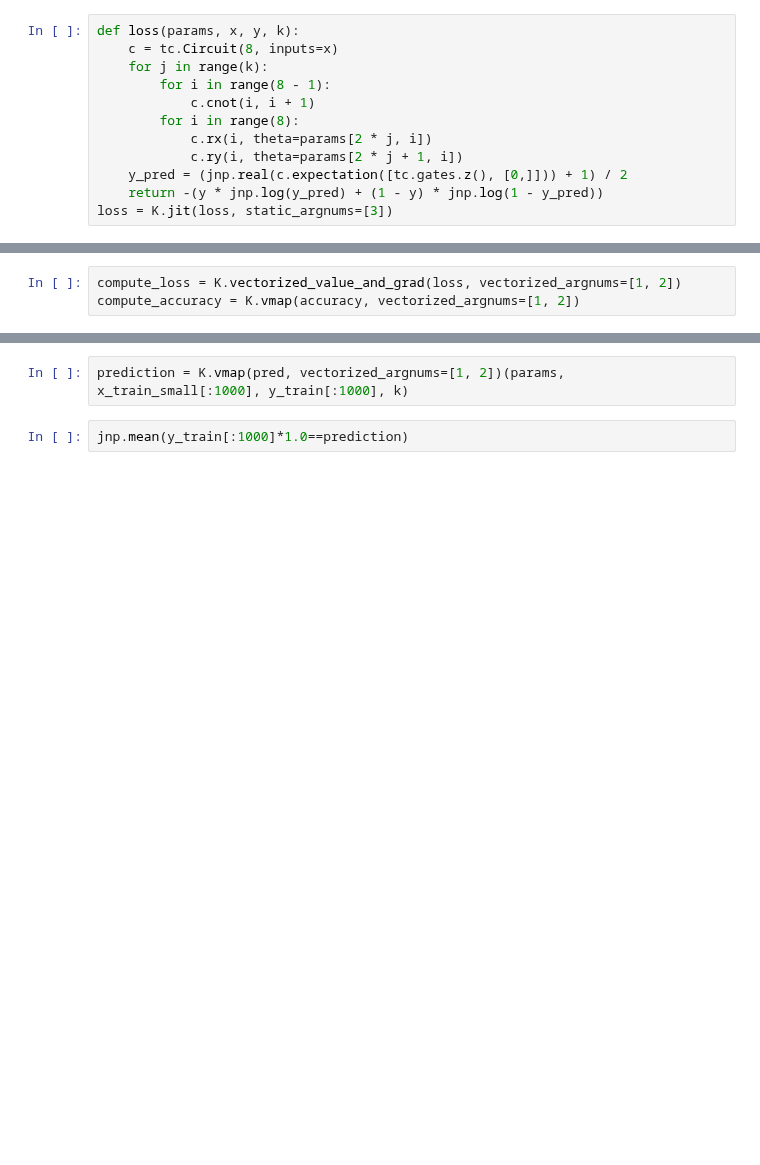
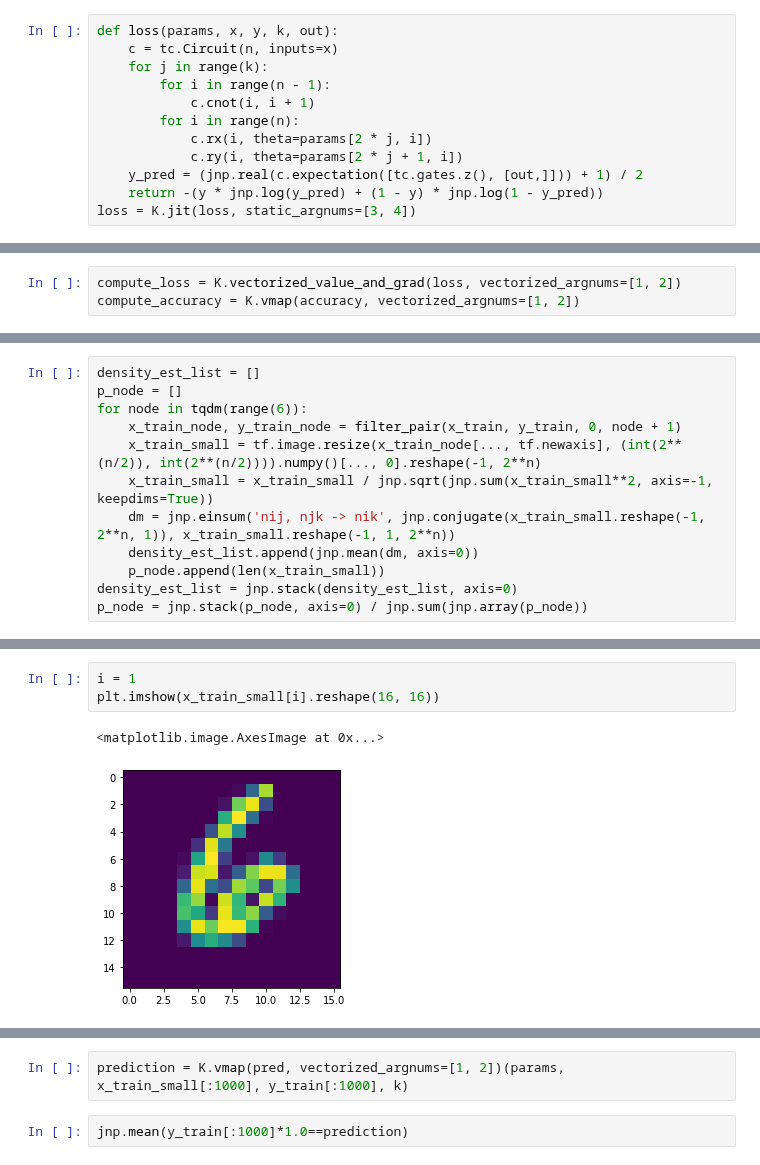
Before and after one commit to haimengzhao/quantum-fed-infer, a Jupyter notebook: test.ipynb, the cells around one changed output, grey strips where cells are left out. Cells and saved outputs as stored; diff of their text form; blank space fills up the shorter version.

```diff
--- a/test.ipynb
+++ b/test.ipynb
@@ -45,13 +23,13 @@ data = tf.data.Dataset.from_tensor_slices((x_train_small, y_train)).shuffle(100)
 # %%
-def loss(params, x, y, k):
-    c = tc.Circuit(8, inputs=x)
+def loss(params, x, y, k, out):
+    c = tc.Circuit(n, inputs=x)
     for j in range(k):
-        for i in range(8 - 1):
+        for i in range(n - 1):
             c.cnot(i, i + 1)
-        for i in range(8):
+        for i in range(n):
             c.rx(i, theta=params[2 * j, i])
             c.ry(i, theta=params[2 * j + 1, i])
-    y_pred = (jnp.real(c.expectation([tc.gates.z(), [0,]])) + 1) / 2
+    y_pred = (jnp.real(c.expectation([tc.gates.z(), [out,]])) + 1) / 2
     return -(y * jnp.log(y_pred) + (1 - y) * jnp.log(1 - y_pred))
-loss = K.jit(loss, static_argnums=[3])
+loss = K.jit(loss, static_argnums=[3, 4])
 # %%
@@ -131,3 +217,15 @@ def pred(params, x, y, k):
     y_pred = jnp.round((jnp.real(c.expectation([tc.gates.z(), [0,]])) + 1) / 2)
     return y_pred
 pred = K.jit(pred, static_argnums=[3])
+# %%
+density_est_list = []
+p_node = []
+for node in tqdm(range(6)):
+    x_train_node, y_train_node = filter_pair(x_train, y_train, 0, node + 1)
+    x_train_small = tf.image.resize(x_train_node[..., tf.newaxis], (int(2**(n/2)), int(2**(n/2)))).numpy()[..., 0].reshape(-1, 2**n)
+    x_train_small = x_train_small / jnp.sqrt(jnp.sum(x_train_small**2, axis=-1, keepdims=True))
+    dm = jnp.einsum('nij, njk -> nik', jnp.conjugate(x_train_small.reshape(-1, 2**n, 1)), x_train_small.reshape(-1, 1, 2**n))
+    density_est_list.append(jnp.mean(dm, axis=0))
+    p_node.append(len(x_train_small))
+density_est_list = jnp.stack(density_est_list, axis=0)
+p_node = jnp.stack(p_node, axis=0) / jnp.sum(jnp.array(p_node))
@@ -133,0 +262,6 @@ pred = K.jit(pred, static_argnums=[3])
+# %%
+i = 1
+plt.imshow(x_train_small[i].reshape(16, 16))
+# %% [output]
+<matplotlib.image.AxesImage at 0x...>
+[figure, added]
```
Also changed, not shown: parts of 17 cells of this notebook.
